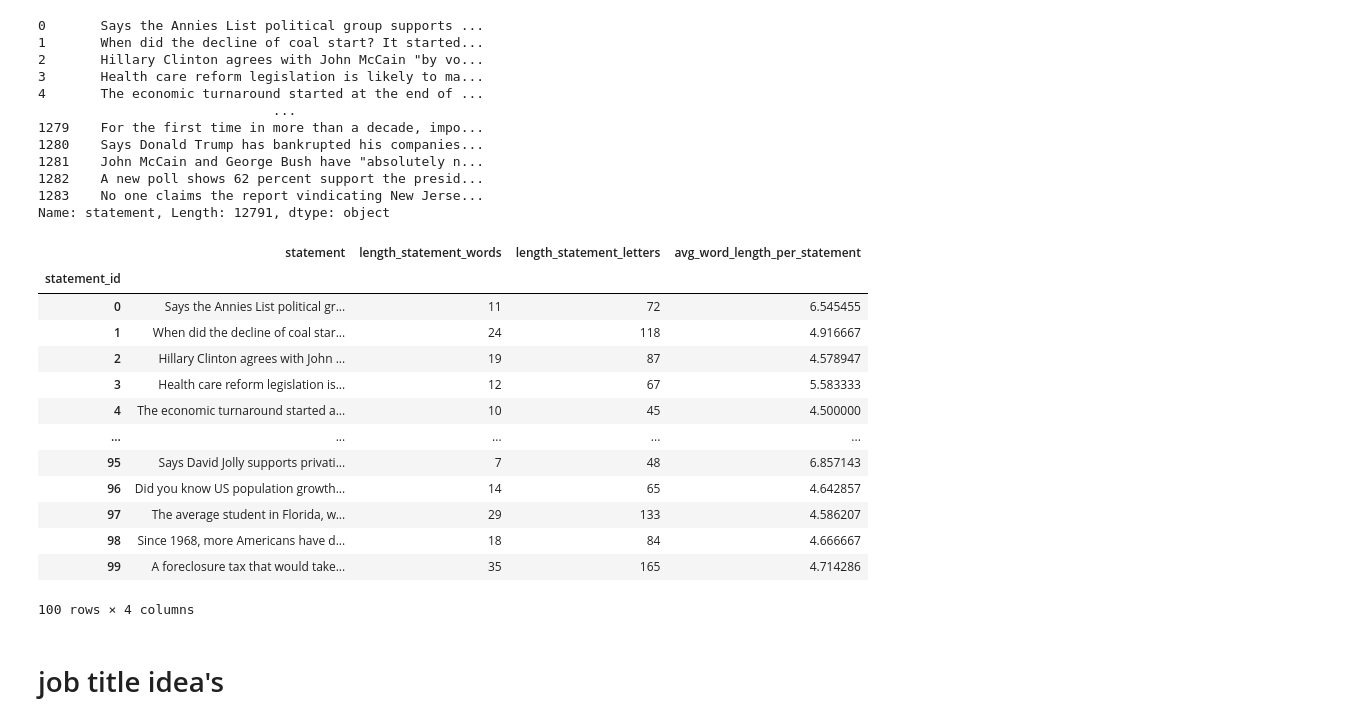
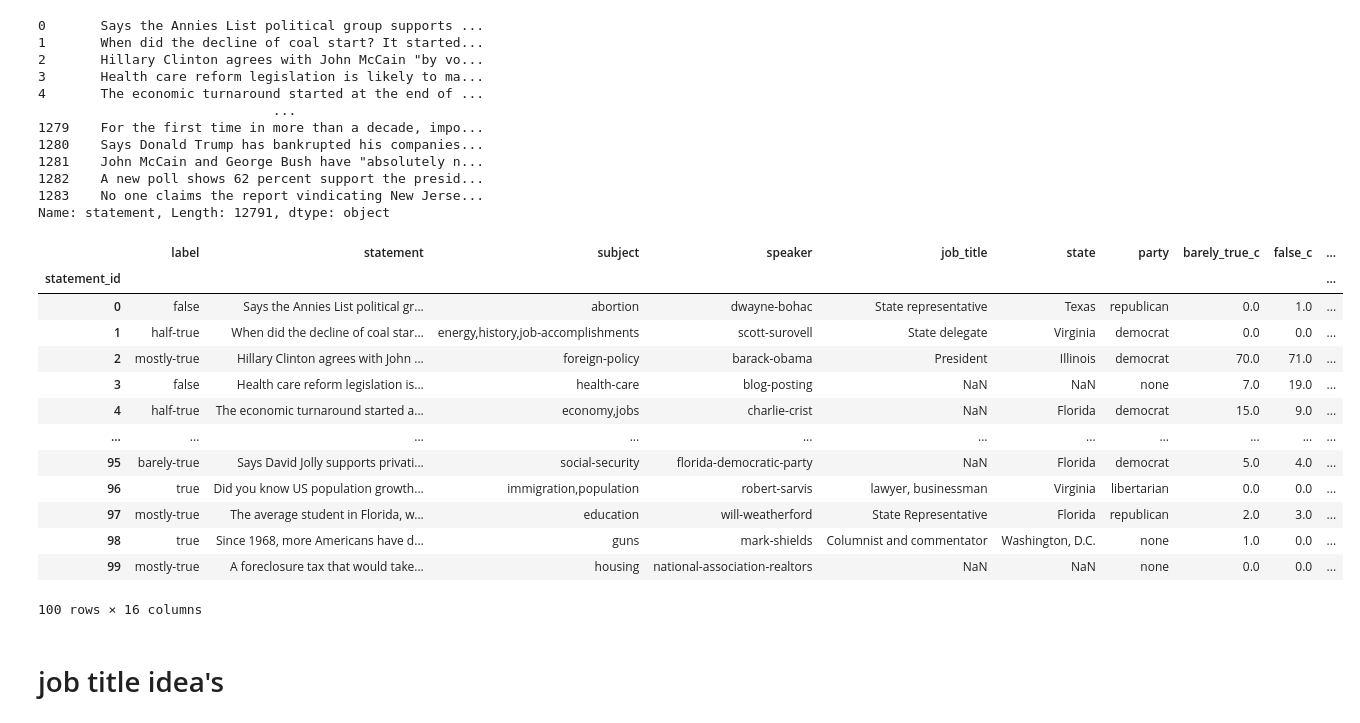
Before and after one commit to sigalgrabois/ADS_final_project, a Jupyter notebook: final_project_EDA.ipynb, the cells around one changed output. Cells and saved outputs as stored; diff of their text form; code cells hidden in the pictures.

```diff
--- a/final_project_EDA.ipynb
+++ b/final_project_EDA.ipynb
@@ -181,40 +181,40 @@ data["statement"]
 1283    No one claims the report vindicating New Jerse...
 Name: statement, Length: 12791, dtype: object
 # %%
-statement_data = data[['statement']].copy()
+#statement_data = data[['statement']].copy()
 
 # Add the index as a column
-statement_data['statement_id'] = data.index
+data['statement_id'] = data.index
 
 # Calculate the length of the statement by words
-statement_data['length_statement_words'] = statement_data['statement'].apply(lambda x: len(x.split()))
+data['length_statement_words'] = data['statement'].apply(lambda x: len(x.split()))
 
 # Calculate the length of the statement by letters
-statement_data['length_statement_letters'] = statement_data['statement'].apply(lambda x: len(x.replace(" ", "")))
+data['length_statement_letters'] = data['statement'].apply(lambda x: len(x.replace(" ", "")))
 
 # Calculate the average word length per statement
-statement_data['avg_word_length_per_statement'] = statement_data['length_statement_letters'] / statement_data['length_statement_words']
+data['avg_word_length_per_statement'] = data['length_statement_letters'] / data['length_statement_words']
 
 # Move the 'index' column to the front if needed
-statement_data = statement_data.set_index('statement_id')
+data = data.set_index('statement_id')
 
 # Display the new DataFrame
-statement_data.head(100)
+data.head(100)
 # %% [output]
-|  | statement | length_statement_words | length_statement_letters | avg_word_length_per_statement |
-| statement_id |  |  |  |  |
-| 0 | Says the Annies List political gr... | 11 | 72 | 6.545455 |
-| 1 | When did the decline of coal star... | 24 | 118 | 4.916667 |
-| 2 | Hillary Clinton agrees with John ... | 19 | 87 | 4.578947 |
-| 3 | Health care reform legislation is... | 12 | 67 | 5.583333 |
-| 4 | The economic turnaround started a... | 10 | 45 | 4.500000 |
-| ... | ... | ... | ... | ... |
-| 95 | Says David Jolly supports privati... | 7 | 48 | 6.857143 |
-| 96 | Did you know US population growth... | 14 | 65 | 4.642857 |
-| 97 | The average student in Florida, w... | 29 | 133 | 4.586207 |
-| 98 | Since 1968, more Americans have d... | 18 | 84 | 4.666667 |
-| 99 | A foreclosure tax that would take... | 35 | 165 | 4.714286 |
+|  | label | statement | subject | speaker | job_title | state | party | barely_true_c | false_c | ... |
+| statement_id |  |  |  |  |  |  |  |  |  | ... |
+| 0 | false | Says the Annies List political gr... | abortion | dwayne-bohac | State representative | Texas | republican | 0.0 | 1.0 | ... |
+| 1 | half-true | When did the decline of coal star... | energy,history,job-accomplishments | scott-surovell | State delegate | Virginia | democrat | 0.0 | 0.0 | ... |
+| 2 | mostly-true | Hillary Clinton agrees with John ... | foreign-policy | barack-obama | President | Illinois | democrat | 70.0 | 71.0 | ... |
+| 3 | false | Health care reform legislation is... | health-care | blog-posting | NaN | NaN | none | 7.0 | 19.0 | ... |
+| 4 | half-true | The economic turnaround started a... | economy,jobs | charlie-crist | NaN | Florida | democrat | 15.0 | 9.0 | ... |
+| ... | ... | ... | ... | ... | ... | ... | ... | ... | ... | ... |
+| 95 | barely-true | Says David Jolly supports privati... | social-security | florida-democratic-party | NaN | Florida | democrat | 5.0 | 4.0 | ... |
+| 96 | true | Did you know US population growth... | immigration,population | robert-sarvis | lawyer, businessman | Virginia | libertarian | 0.0 | 0.0 | ... |
+| 97 | mostly-true | The average student in Florida, w... | education | will-weatherford | State Representative | Florida | republican | 2.0 | 3.0 | ... |
+| 98 | true | Since 1968, more Americans have d... | guns | mark-shields | Columnist and commentator | Washington, D.C. | none | 1.0 | 0.0 | ... |
+| 99 | mostly-true | A foreclosure tax that would take... | housing | national-association-realtors | NaN | NaN | none | 0.0 | 0.0 | ... |
-100 rows × 4 columns
+100 rows × 16 columns
 # %% [markdown]
 # job title idea's
 # %%
```
Also changed, not shown: 1 other file.
